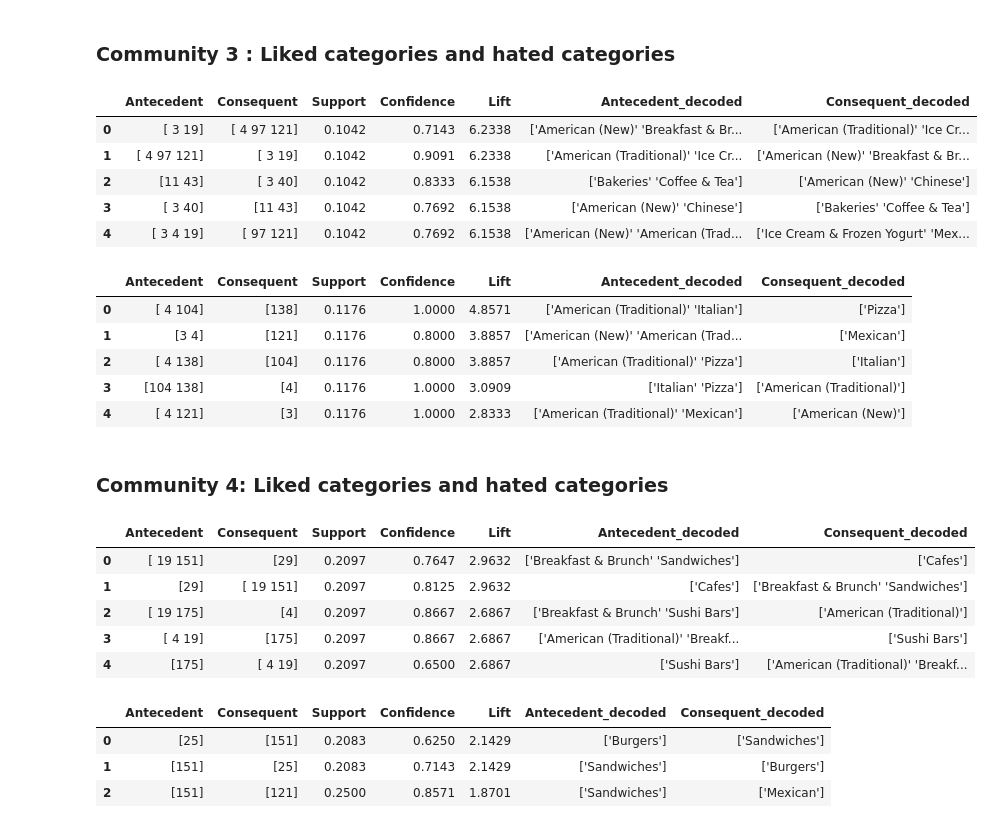
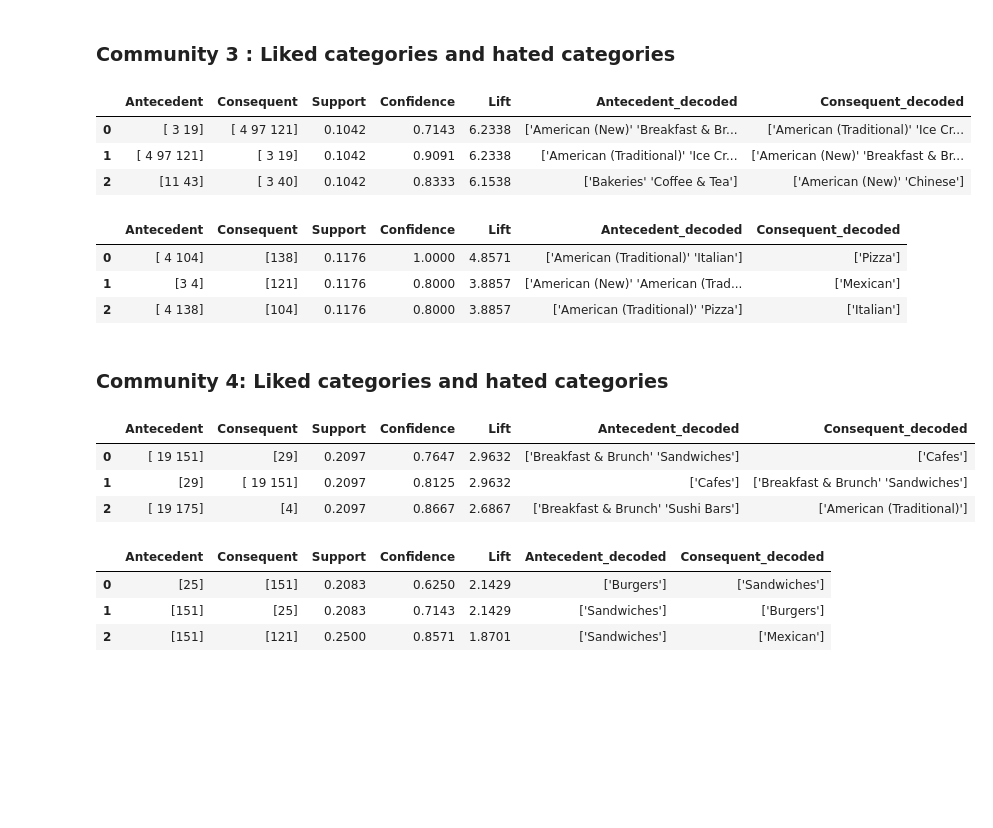
Before and after one commit to Cerlog/02807-project, a Jupyter notebook: FINAL_NOTEBOOK.ipynb, the cells around one changed output. Saved outputs shown, nothing was run; the diff lists cells and outputs as text; code cells hidden in the pictures; blank space fills up the shorter version.

```diff
--- a/FINAL_NOTEBOOK.ipynb
+++ b/FINAL_NOTEBOOK.ipynb
@@ -1036,25 +1001,23 @@ rules_top2_hated_lift.style \
 # %%
 rules_top3_liked_lift = (
     rules_top3_liked
     .sort_values(["Lift"], ascending=False)
-    .head(5)
+    .head(3)
 )
 num_cols = ["Support", "Confidence", "Lift"]
 rules_top3_liked_lift.style \
     .format({c: "{:.4f}" for c in num_cols}) \
     .background_gradient(cmap=cm.Greens, subset=num_cols)
 # %% [output]
 |  | Antecedent | Consequent | Support | Confidence | Lift | Antecedent_decoded | Consequent_decoded |
 | 0 | [ 3 19] | [ 4 97 121] | 0.1042 | 0.7143 | 6.2338 | ['American (New)' 'Breakfast & Br... | ['American (Traditional)' 'Ice Cr... |
 | 1 | [ 4 97 121] | [ 3 19] | 0.1042 | 0.9091 | 6.2338 | ['American (Traditional)' 'Ice Cr... | ['American (New)' 'Breakfast & Br... |
 | 2 | [11 43] | [ 3 40] | 0.1042 | 0.8333 | 6.1538 | ['Bakeries' 'Coffee & Tea'] | ['American (New)' 'Chinese'] |
-| 3 | [ 3 40] | [11 43] | 0.1042 | 0.7692 | 6.1538 | ['American (New)' 'Chinese'] | ['Bakeries' 'Coffee & Tea'] |
-| 4 | [ 3 4 19] | [ 97 121] | 0.1042 | 0.7692 | 6.1538 | ['American (New)' 'American (Trad... | ['Ice Cream & Frozen Yogurt' 'Mex... |
 # %%
 rules_top3_hated_lift = (
     rules_top3_hated
     .sort_values(["Lift"], ascending=False)
-    .head(5)
+    .head(3)
 )
 num_cols = ["Support", "Confidence", "Lift"]
 rules_top3_hated_lift.style \
@@ -1065,15 +1028,13 @@ rules_top3_hated_lift.style \
 | 0 | [ 4 104] | [138] | 0.1176 | 1.0000 | 4.8571 | ['American (Traditional)' 'Italian'] | ['Pizza'] |
 | 1 | [3 4] | [121] | 0.1176 | 0.8000 | 3.8857 | ['American (New)' 'American (Trad... | ['Mexican'] |
 | 2 | [ 4 138] | [104] | 0.1176 | 0.8000 | 3.8857 | ['American (Traditional)' 'Pizza'] | ['Italian'] |
-| 3 | [104 138] | [4] | 0.1176 | 1.0000 | 3.0909 | ['Italian' 'Pizza'] | ['American (Traditional)'] |
-| 4 | [ 4 121] | [3] | 0.1176 | 1.0000 | 2.8333 | ['American (Traditional)' 'Mexican'] | ['American (New)'] |
 # %% [markdown]
 ### Community 4: Liked categories and hated categories
 # %%
 rules_top4_liked_lift = (
     rules_top4_liked
     .sort_values(["Lift"], ascending=False)
-    .head(5)
+    .head(3)
 )
 num_cols = ["Support", "Confidence", "Lift"]
 rules_top4_liked_lift.style \
@@ -1084,8 +1045,6 @@ rules_top4_liked_lift.style \
 | 0 | [ 19 151] | [29] | 0.2097 | 0.7647 | 2.9632 | ['Breakfast & Brunch' 'Sandwiches'] | ['Cafes'] |
 | 1 | [29] | [ 19 151] | 0.2097 | 0.8125 | 2.9632 | ['Cafes'] | ['Breakfast & Brunch' 'Sandwiches'] |
 | 2 | [ 19 175] | [4] | 0.2097 | 0.8667 | 2.6867 | ['Breakfast & Brunch' 'Sushi Bars'] | ['American (Traditional)'] |
-| 3 | [ 4 19] | [175] | 0.2097 | 0.8667 | 2.6867 | ['American (Traditional)' 'Breakf... | ['Sushi Bars'] |
-| 4 | [175] | [ 4 19] | 0.2097 | 0.6500 | 2.6867 | ['Sushi Bars'] | ['American (Traditional)' 'Breakf... |
 # %%
 rules_top4_hated_lift = (
     rules_top4_hated
```
Also changed, not shown: parts of 22 cells of this notebook, 25 other files.
